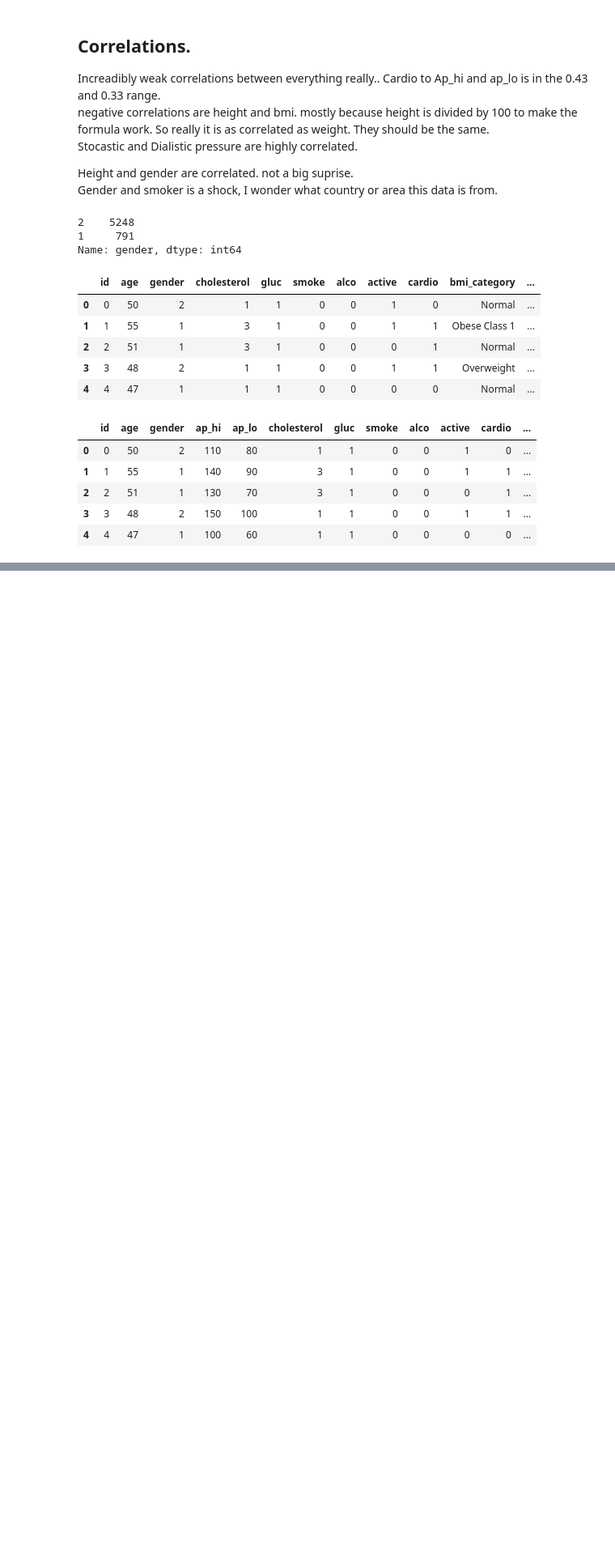
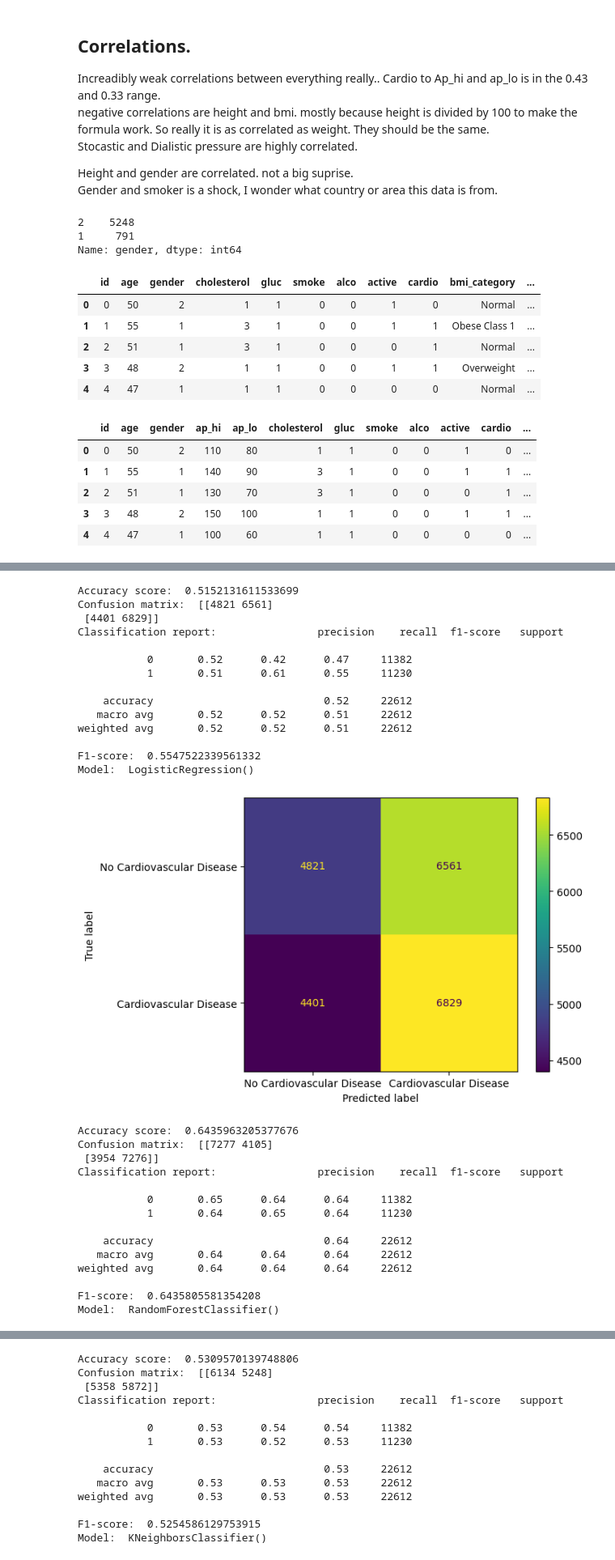
Before and after one commit to Rufshod/Machine-Learning-Alexander-Andersson, a Jupyter notebook: Lab/Lab_2.ipynb, the cells around one changed output, grey strips where cells are left out. Shown: that part at 81% size. Saved outputs shown, nothing was run; the diff lists cells and outputs as text; code cells hidden in the pictures; blank space fills up the shorter version.

Commit message:
Lab 2 training, grid search. both datasets

```diff
--- a/Lab/Lab_2.ipynb
+++ b/Lab/Lab_2.ipynb
@@ -415,0 +425,4 @@ display(df_2.head())
+# %%
+# train test split on df_0_dummy
+X,y = df_0_dummy.drop("cardio", axis=1), df_0_dummy["cardio"]
+X_train, X_test, y_train, y_test = train_test_split(X, y, test_size=0.33, random_state=42)
@@ -415,0 +444,51 @@ display(df_2.head())
+# %%
+# Creating a function to train and test the models
+
+def train_and_test(model, X_train, X_test, y_train, y_test):
+    model.fit(X_train, y_train)
+    y_pred = model.predict(X_test)
+    print("Accuracy score: ", accuracy_score(y_test, y_pred))
+    print("Confusion matrix: ", confusion_matrix(y_test, y_pred))
+    print("Classification report: ", classification_report(y_test, y_pred))
+    print("F1-score: ", f1_score(y_test, y_pred))
+    print("Model: ", model)
+    ConfusionMatrixDisplay(confusion_matrix(y_test, y_pred), display_labels=["No Cardiovascular Disease", "Cardiovascular Disease"]).plot()
+    plt.show()
+# %%
+# using train_and_test function for my models
+
+train_and_test(LogisticRegression(), X_train, X_test, y_train, y_test)
+train_and_test(RandomForestClassifier(), X_train, X_test, y_train, y_test)
+train_and_test(KNeighborsClassifier(), X_train, X_test, y_train, y_test)
+train_and_test(GaussianNB(), X_train, X_test, y_train, y_test)
+train_and_test(MultinomialNB(), X_train, X_test, y_train, y_test)
+# %% [output]
+Accuracy score:  0.5152131611533699
+Confusion matrix:  [[4821 6561]
+ [4401 6829]]
+Classification report:                precision    recall  f1-score   support
+
+           0       0.52      0.42      0.47     11382
+           1       0.51      0.61      0.55     11230
+
+    accuracy                           0.52     22612
+   macro avg       0.52      0.52      0.51     22612
+weighted avg       0.52      0.52      0.51     22612
+
+F1-score:  0.5547522339561332
+Model:  LogisticRegression()
+[figure, added]
+Accuracy score:  0.6435963205377676
+Confusion matrix:  [[7277 4105]
+ [3954 7276]]
+Classification report:                precision    recall  f1-score   support
+
+           0       0.65      0.64      0.64     11382
+           1       0.64      0.65      0.64     11230
+
+    accuracy                           0.64     22612
+   macro avg       0.64      0.64      0.64     22612
+weighted avg       0.64      0.64      0.64     22612
+
+F1-score:  0.6435805581354208
+Model:  RandomForestClassifier()
@@ -415,0 +496,14 @@ display(df_2.head())
+Accuracy score:  0.5309570139748806
+Confusion matrix:  [[6134 5248]
+ [5358 5872]]
+Classification report:                precision    recall  f1-score   support
+
+           0       0.53      0.54      0.54     11382
+           1       0.53      0.52      0.53     11230
+
+    accuracy                           0.53     22612
+   macro avg       0.53      0.53      0.53     22612
+weighted avg       0.53      0.53      0.53     22612
+
+F1-score:  0.5254586129753915
+Model:  KNeighborsClassifier()
```
Also changed, not shown: parts of 24 cells of this notebook, 2 other files.
